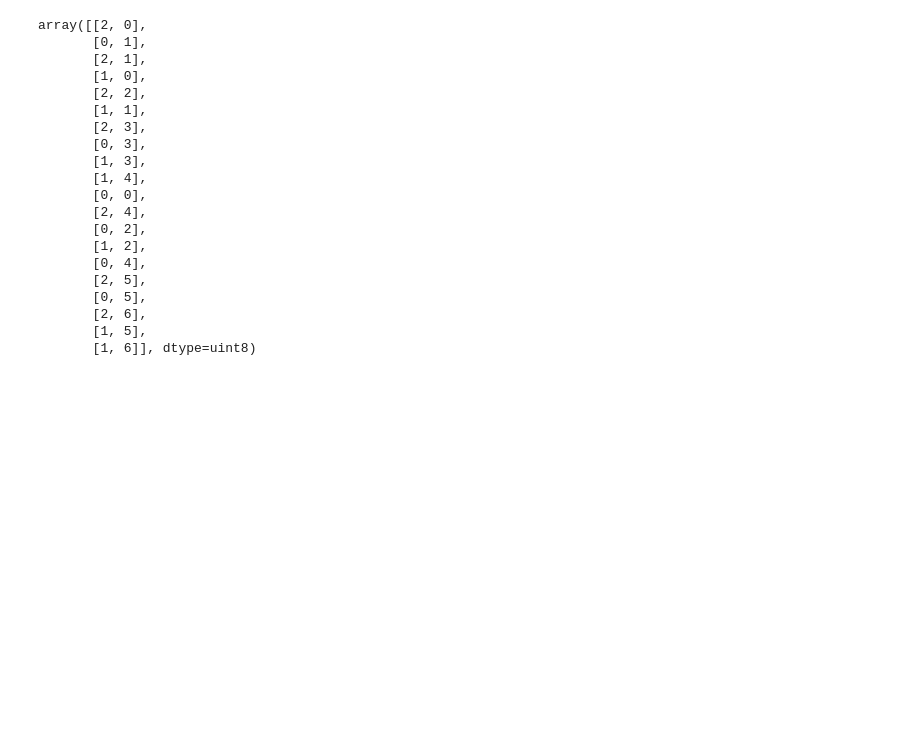
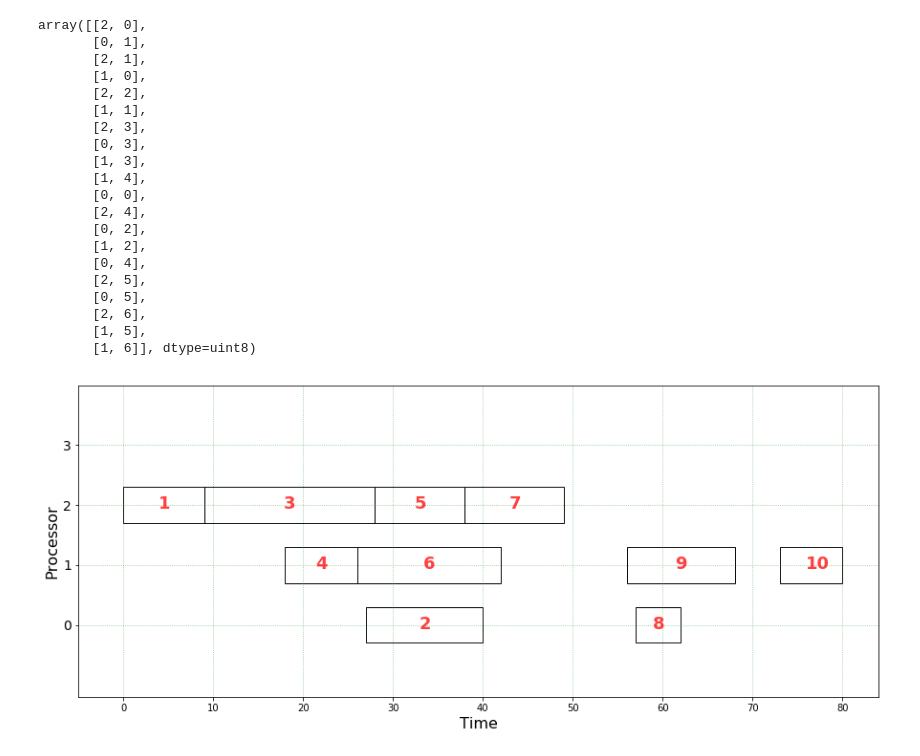
Before and after one commit to mackncheesiest/heft, a Jupyter notebook: jupyter/HEFT_Example.ipynb, the cells around one changed output. Saved outputs shown, nothing was run; the diff lists cells and outputs as text; code cells hidden in the pictures; blank space fills up the shorter version.

Commit message:
Add support for unsupported Resources in HEFT
- Uses a Numpy Masked Array to cause values that are inf in the
computation matrix to play no role in calculation of Rank-U

```diff
--- a/jupyter/HEFT_Example.ipynb
+++ b/jupyter/HEFT_Example.ipynb
@@ -96,3 +97,18 @@ array([[2, 0],
        [2, 6],
        [1, 5],
        [1, 6]], dtype=uint8)
+# %%
+"""
+Test basic scheduling of a graph with infs/unsupported resources in the computation matrix
+"""
+inf_comp = np.concatenate((comp_matrix_1, np.inf * np.ones((10, 1))), axis=1)
+
+inf_comm = np.concatenate((comm_matrix_1, [[1], [1], [1]]), axis=1)
+inf_comm = np.concatenate((inf_comm, [[1, 1, 1, 0]]), axis=0)
+
+sched, _, new_format = heft.schedule_dag(dag1,
+                                        computation_matrix=inf_comp,
+                                        communication_matrix=inf_comm)
+gantt.showGanttChart(sched)
+# %% [output]
+[figure, added]
```
Also changed, not shown: parts of 1 cell of this notebook, 2 other files.
